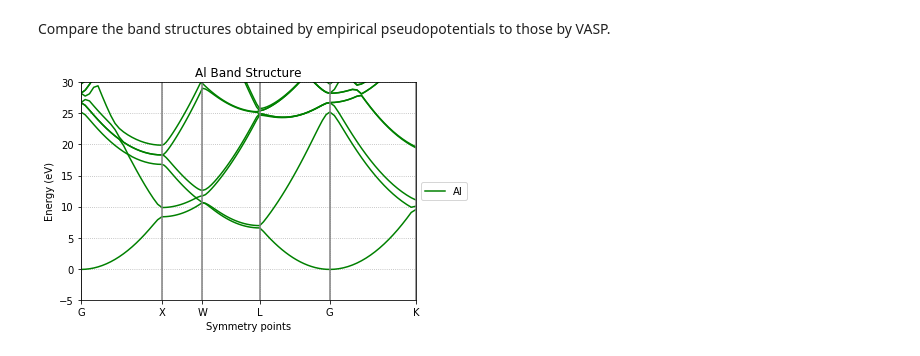
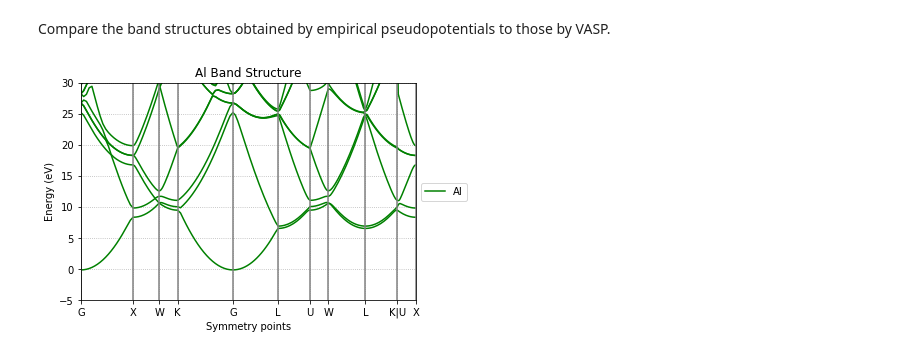
Before and after one commit to jerjorg/bzi_3D, a Jupyter notebook: notebooks/PP Plots.ipynb, the cells around one changed output. Drawn from its saved outputs; the diff is of its cells as text; code cells hidden in the pictures.

```diff
--- a/notebooks/PP Plots.ipynb
+++ b/notebooks/PP Plots.ipynb
@@ -25,21 +8,26 @@ if lattice_type == "simple_cubic":
 from BZI.plots import PlotBandStructure, PlotVaspBandStructure
 from BZI.pseudopots import *
+# %%
+centering_type = "face"
+lat_consts = [Al_lat_const]*3
+lat_angles = [np.pi/2]*3
+lattice = Lattice(centering_type, lat_consts, lat_angles)
+Al_pff = [0.0179, 0.0562]
+Al_cutoff = 4*(2*np.pi/Al_lat_const)**2
+Al_atomic_basis = [[0.,0.,0.]]
+
+Al_P = EmpiricalPP(lattice, Al_pff, Al_cutoff, Al_atomic_basis)
 # %%
 Al_params = {"materials_list": ["Al"],
-             "PPlist": [Al_PP],
+             "PPlist": [Al_P],
              "PPargs_list": [{}],
-             "lat_consts": [Al_lat_const]*3,
-             "lat_centering": Al_lat_centering,
-             "lat_angles": Al_lat_angles,
-             "lat_type": Al_lat_type,
-             "sympt_pairs": [("G","X"),("X","W"),("W","L"),("L","G"),("G","K")],
+             "lattice": lattice,
              "npts": 20,
              "neigvals": 10,
              "energy_shift": 0.0,
-             "elimits": [-5,30],
+             "energy_limits": [-5,30],
              "show": True
 }
-
 PlotBandStructure(**Al_params)
 # %% [output]
-[figure, old version]
+[figure, new version]
```
Also changed, not shown: parts of 12 cells of this notebook, 7 other files.
